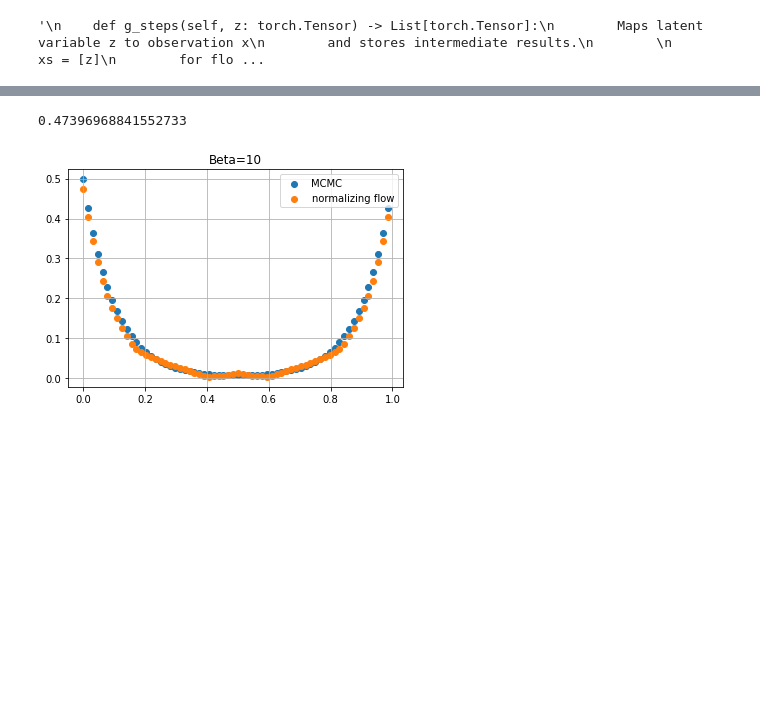
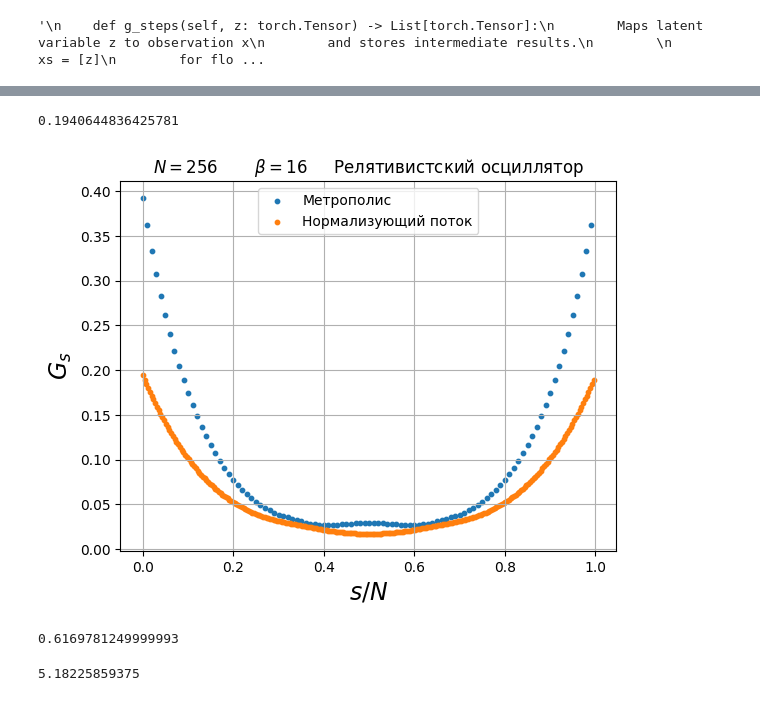
Before and after one commit to Vsevolod2001/PIMC, a Jupyter notebook: PIMC-py/Normalizing flow/nf_model(RG).ipynb, the cells around one changed output, grey strips where cells are left out. Saved outputs shown, nothing was run; the diff lists cells and outputs as text; code cells hidden in the pictures; blank space fills up the shorter version.

```diff
--- a/PIMC-py/Normalizing flow/nf_model(RG).ipynb
+++ b/PIMC-py/Normalizing flow/nf_model(RG).ipynb
@@ -548,7 +627,7 @@ trajs=NF_trained.sample(N_traj)
 from Data import normal_dist
 import numpy as np
 from NFconstants import N_traj
-RG_trained=RGflows(normal_dist,configure_RG(),RGmasks)
-RG_trained.load_state_dict(torch.load('model_weights1.pth'))
+RG_trained = RGflows.load_model("model_weights_rel_N=256_Beta=16.pth")
 RG_trained.eval()
+N_traj=1000
 trajs=RG_trained.sample(N_traj)
@@ -554,0 +641,10 @@ trajs=RG_trained.sample(N_traj)
+# %%
+from Data import train_loader
+from tqdm import tqdm
+kl=[]
+for i in tqdm(range(8)):
+    batch=next(iter(train_loader))
+    x,lad=RG_trained(batch)
+    kl.append(KL_rel1(x,lad))
+kl=torch.tensor(kl)
+print(torch.mean(kl),torch.std(kl))
@@ -572,17 +831,18 @@ trajs=np.genfromtxt("NN (upgraded) RelColumb Beta=16 N=1024 m=gamma=a=1.txt",del
 #trajs=(torch.tensor(trajs)).float()
 # %%
 from NFandist import get_T
+from tqdm import tqdm
 T=torch.tensor(get_T(N_nod)).float()
 def G(X,n_p=N_nod):
     G=np.zeros((n_p))
     Y=X.clone()
     Xt=torch.t(X)
-    for s in range(n_p):
+    for s in tqdm(range(n_p)):
         G[s]=torch.trace(torch.matmul(Y,Xt))
         Y=torch.matmul(Y,T)
+        #Y=torch.roll(Y,-1,1)
     return G/(N_traj*N_nod)
 g_nf=G(trajs)
-g4_nf=G(trajs**2)
 # %%
 from NFandist import calc_G
 from NFconstants import N_nod, N_traj, NG_points,Beta
@@ -608,34 +868,42 @@ g_rel_01=(10*np.array(corr))[:-1]
 # %%
 #import sys
 #sys.path.append('../')
 import numpy as np
 import matplotlib.pyplot as plt
 from NFconstants import N_nod, N_traj, NG_points,Beta
 #from Value import G
 #import ensemble
 #from NFoscillator import basic_oscillator
 #from time import time
 #from NFandist import calc_G
 
 """
 ens_nf=ensemble.ensemble.load("nf_ensemble.txt",basic_oscillator)
 g_nf=np.vstack(ensemble.ensemble.Vaverage_and_sigma(ens_nf,G))
 g_nf=g_nf.transpose()[0]
 """
 
-g=g_osc
+g=g_rel
 print(g_nf[0])
 fig=plt.figure()
 MCMC_list=np.arange(len(g))/len(g)
 NF_list=np.arange(len(g_nf))/len(g_nf)
-plt.scatter(MCMC_list,g)
-plt.scatter(NF_list,g_nf)
+
+
+
+plt.scatter(MCMC_list,g,s=10)
+plt.scatter(NF_list,g_nf,s=10)
+#plt.scatter(list(range(10)),g_nf[:10],s=5)
+#plt.scatter(list(range(10)),g[:10],s=5)
 #plt.scatter(NF_list,g4_nf)
-plt.legend(["MCMC","normalizing flow"])
+plt.legend(["Метрополис","Нормализующий поток"])
 #plt.legend(["normalizing flow"])
-plt.title("Beta=10")
+plt.title(r"$N=$"+str(N_nod)+"       "r"$\beta=$"+str(Beta)+"     Релятивистский осциллятор")
+plt.ylabel(r"$G_s$",fontsize=17)
+plt.xlabel(r"$s/N$",fontsize=17)
+#plt.yscale("log")
 plt.grid(True)
 plt.show()
 # %% [output]
-0.47396968841552733
+0.1940644836425781
-[figure, old version]
+[figure, new version]
@@ -642,3 +912,11 @@ plt.show()
+# %%
+print(K)
+# %% [output]
+0.6169781249999993
+# %%
+print(g_nf[0])
+# %% [output]
+5.18225859375
 # %%
 
 
```
Also changed, not shown: parts of 59 cells of this notebook, 19 other files.
